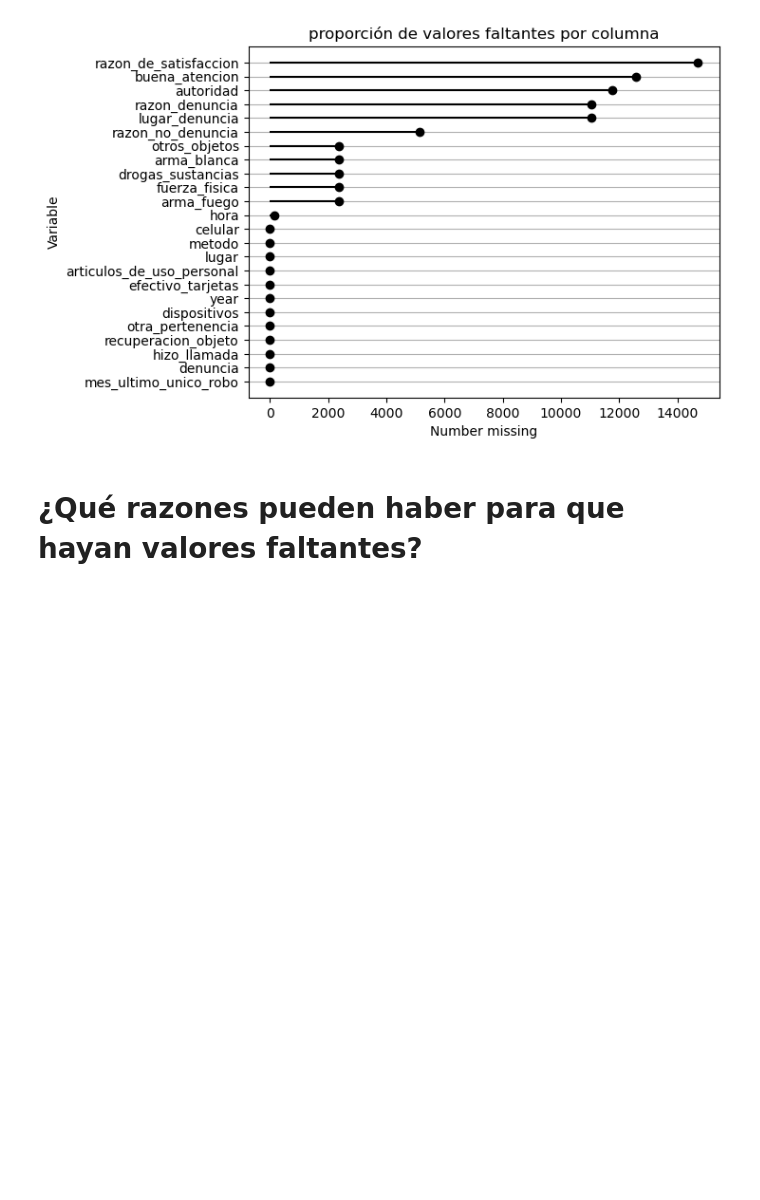
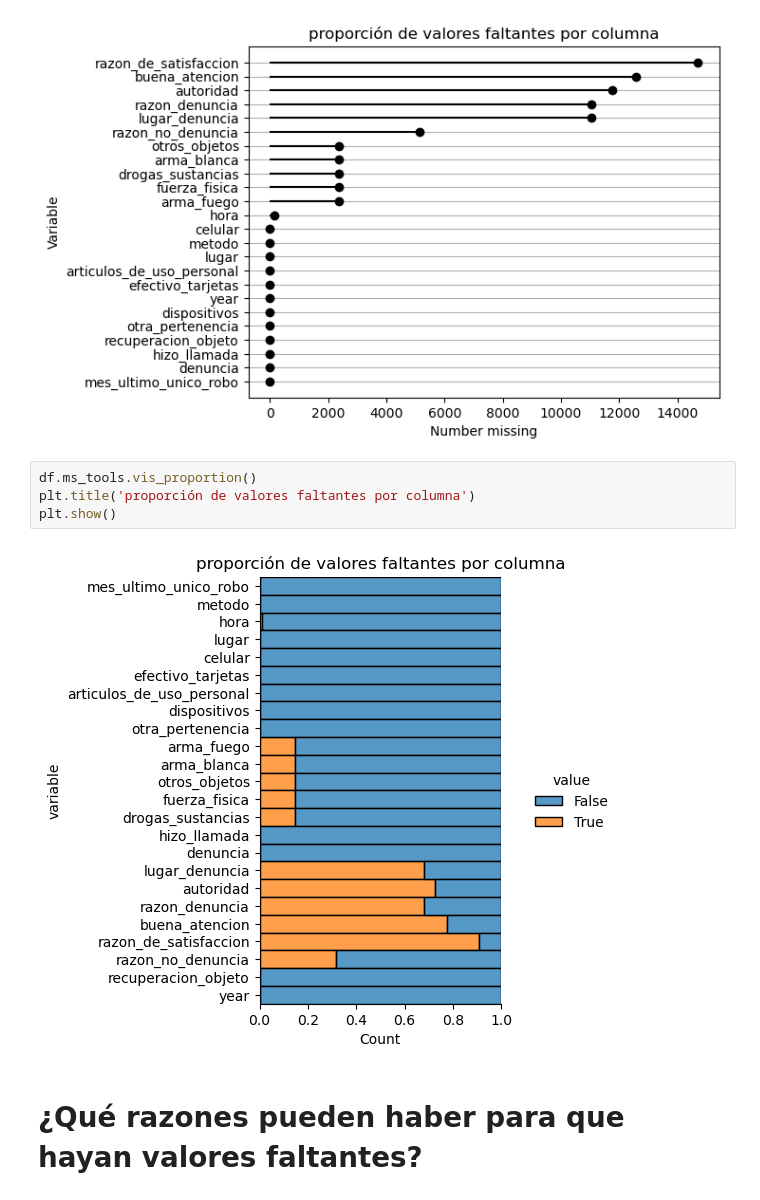
Before and after one commit to giraljv/hurtos_colombia, a Jupyter notebook: notebooks/0-1_nulls.ipynb, the cells around one changed output. Saved outputs shown, nothing was run; the diff lists cells and outputs as text; blank space fills up the shorter version.

Commit message:
avances valores faltantes

```diff
--- a/notebooks/0-1_nulls.ipynb
+++ b/notebooks/0-1_nulls.ipynb
@@ -69,6 +77,12 @@ plt.title('proporción de valores faltantes por columna')
 plt.show()
 # %% [output]
 [figure]
+# %%
+df.ms_tools.vis_proportion()
+plt.title('proporción de valores faltantes por columna')
+plt.show()
+# %% [output]
+[figure, added]
 # %% [markdown]
 # ¿Qué razones pueden haber para que hayan valores faltantes?
 # %%
```
Also changed, not shown: parts of 18 cells of this notebook, 1 other file.
